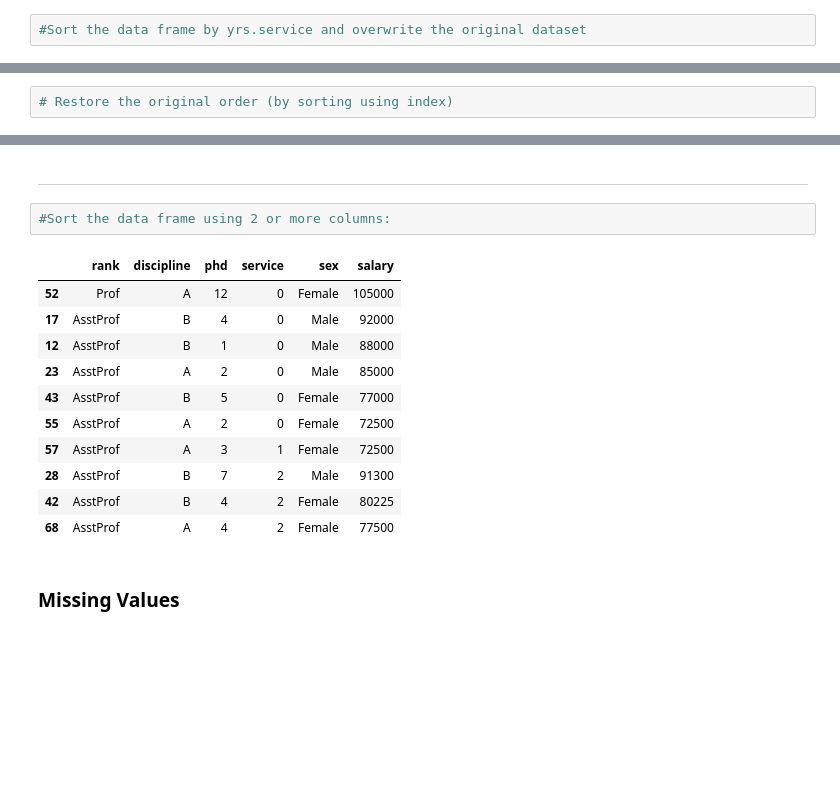
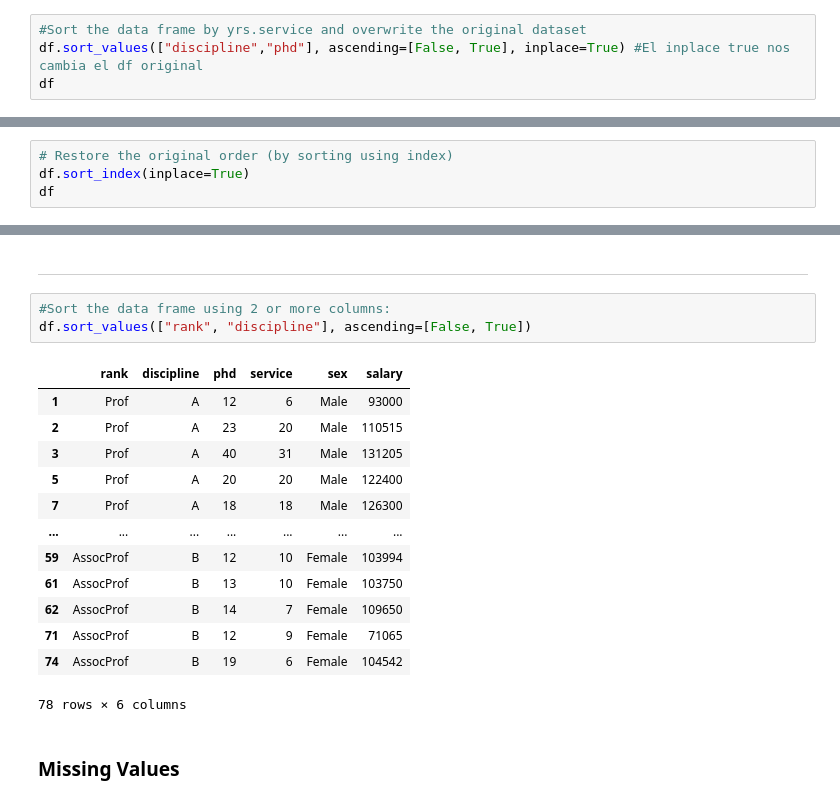
Before and after one commit to A905322/introduccion-a-python, a Jupyter notebook: class/MODULE_2-Work_with_data/02.03_dataScience-pandas.ipynb, the cells around one changed output, grey strips where cells are left out. Saved outputs shown, nothing was run; the diff lists cells and outputs as text; blank space fills up the shorter version.

```diff
--- a/class/MODULE_2-Work_with_data/02.03_dataScience-pandas.ipynb
+++ b/class/MODULE_2-Work_with_data/02.03_dataScience-pandas.ipynb
@@ -461,4 +426,6 @@ pandas.core.frame.DataFrame
 # %%
 #Sort the data frame by yrs.service and overwrite the original dataset
+df.sort_values(["discipline","phd"], ascending=[False, True], inplace=True) #El inplace true nos cambia el df original
+df
 # %% [output]
 |  | rank | discipline | phd | service | sex | salary |
@@ -470,5 +444,7 @@ pandas.core.frame.DataFrame
 # %%
 # Restore the original order (by sorting using index)
+df.sort_index(inplace=True)
+df
 # %% [output]
 |  | rank | discipline | phd | service | sex | salary |
 | 0 | Prof | B | 56 | 49 | Male | 186960 |
@@ -490,18 +493,21 @@ pandas.core.frame.DataFrame
 ---
 # %%
 #Sort the data frame using 2 or more columns:
+df.sort_values(["rank", "discipline"], ascending=[False, True])
 # %% [output]
 |  | rank | discipline | phd | service | sex | salary |
-| 52 | Prof | A | 12 | 0 | Female | 105000 |
-| 17 | AsstProf | B | 4 | 0 | Male | 92000 |
-| 12 | AsstProf | B | 1 | 0 | Male | 88000 |
-| 23 | AsstProf | A | 2 | 0 | Male | 85000 |
-| 43 | AsstProf | B | 5 | 0 | Female | 77000 |
-| 55 | AsstProf | A | 2 | 0 | Female | 72500 |
-| 57 | AsstProf | A | 3 | 1 | Female | 72500 |
-| 28 | AsstProf | B | 7 | 2 | Male | 91300 |
-| 42 | AsstProf | B | 4 | 2 | Female | 80225 |
-| 68 | AsstProf | A | 4 | 2 | Female | 77500 |
+| 1 | Prof | A | 12 | 6 | Male | 93000 |
+| 2 | Prof | A | 23 | 20 | Male | 110515 |
+| 3 | Prof | A | 40 | 31 | Male | 131205 |
+| 5 | Prof | A | 20 | 20 | Male | 122400 |
+| 7 | Prof | A | 18 | 18 | Male | 126300 |
+| ... | ... | ... | ... | ... | ... | ... |
+| 59 | AssocProf | B | 12 | 10 | Female | 103994 |
+| 61 | AssocProf | B | 13 | 10 | Female | 103750 |
+| 62 | AssocProf | B | 14 | 7 | Female | 109650 |
+| 71 | AssocProf | B | 12 | 9 | Female | 71065 |
+| 74 | AssocProf | B | 19 | 6 | Female | 104542 |
+78 rows × 6 columns
 # %% [markdown]
 ### Missing Values
 # %%
```
Also changed, not shown: parts of 37 cells of this notebook.
